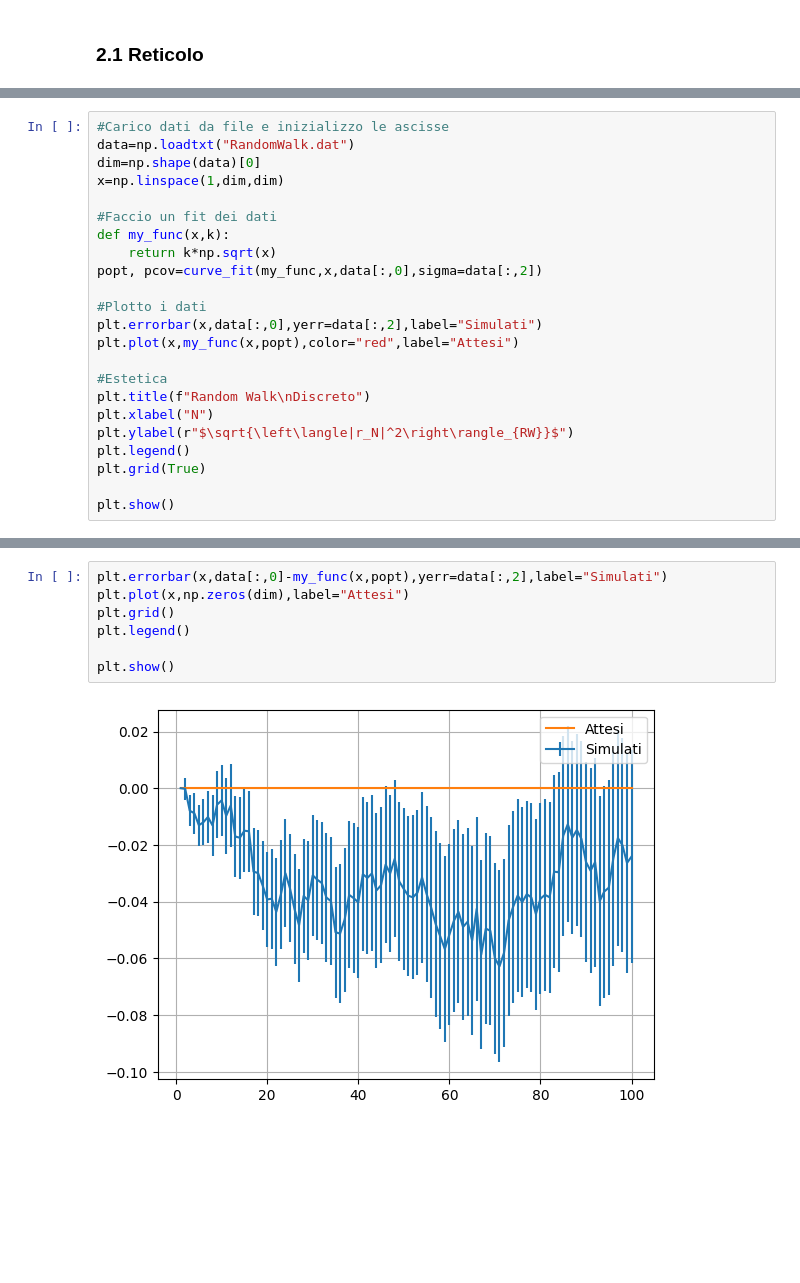
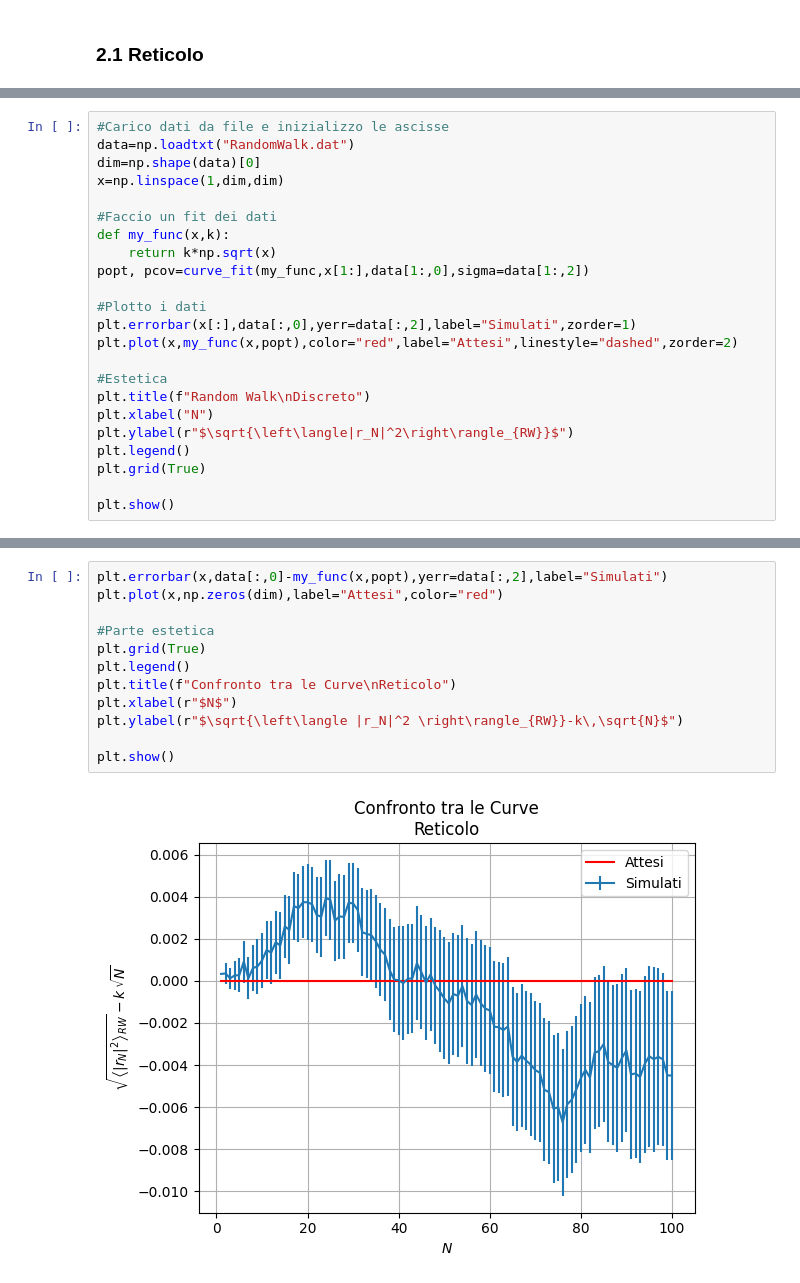
Before and after one commit to sergio-egm/lsn_delivery_exercises, a Jupyter notebook: es2/LSN_Exercises_02.ipynb, the cells around one changed output, grey strips where cells are left out. Drawn from its saved outputs; the diff is of its cells as text; blank space fills up the shorter version.

```diff
--- a/es2/LSN_Exercises_02.ipynb
+++ b/es2/LSN_Exercises_02.ipynb
@@ -219,11 +234,11 @@ x=np.linspace(1,dim,dim)
 #Faccio un fit dei dati
 def my_func(x,k):
     return k*np.sqrt(x)
-popt, pcov=curve_fit(my_func,x,data[:,0],sigma=data[:,2])
+popt, pcov=curve_fit(my_func,x[1:],data[1:,0],sigma=data[1:,2])
 
 #Plotto i dati
-plt.errorbar(x,data[:,0],yerr=data[:,2],label="Simulati")
-plt.plot(x,my_func(x,popt),color="red",label="Attesi")
+plt.errorbar(x[:],data[:,0],yerr=data[:,2],label="Simulati",zorder=1)
+plt.plot(x,my_func(x,popt),color="red",label="Attesi",linestyle="dashed",zorder=2)
 
 #Estetica
 plt.title(f"Random Walk\nDiscreto")
@@ -238,9 +255,14 @@ plt.show()
 # %%
 plt.errorbar(x,data[:,0]-my_func(x,popt),yerr=data[:,2],label="Simulati")
-plt.plot(x,np.zeros(dim),label="Attesi")
-plt.grid()
+plt.plot(x,np.zeros(dim),label="Attesi",color="red")
+
+#Parte estetica
+plt.grid(True)
 plt.legend()
+plt.title(f"Confronto tra le Curve\nReticolo")
+plt.xlabel(r"$N$")
+plt.ylabel(r"$\sqrt{\left\langle |r_N|^2 \right\rangle_{RW}}-k\,\sqrt{N}$")
 
 plt.show()
 # %% [output]
-[figure, old version]
+[figure, new version]
```
Also changed, not shown: parts of 16 cells of this notebook, 20 other files.
